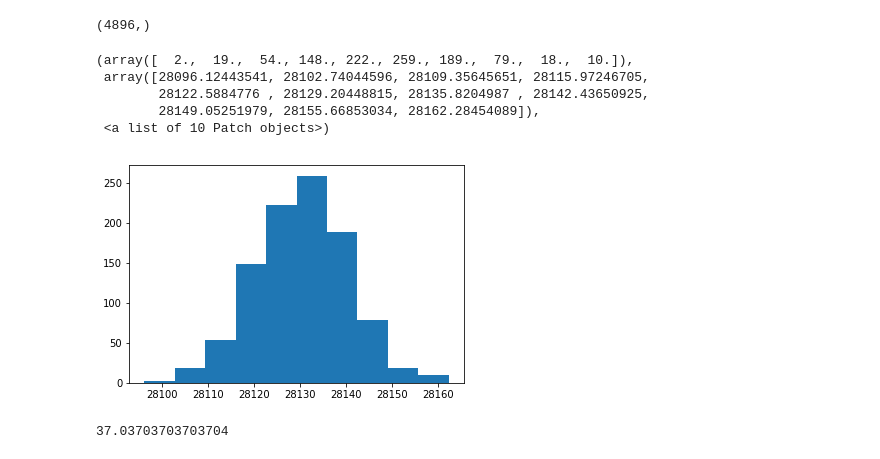
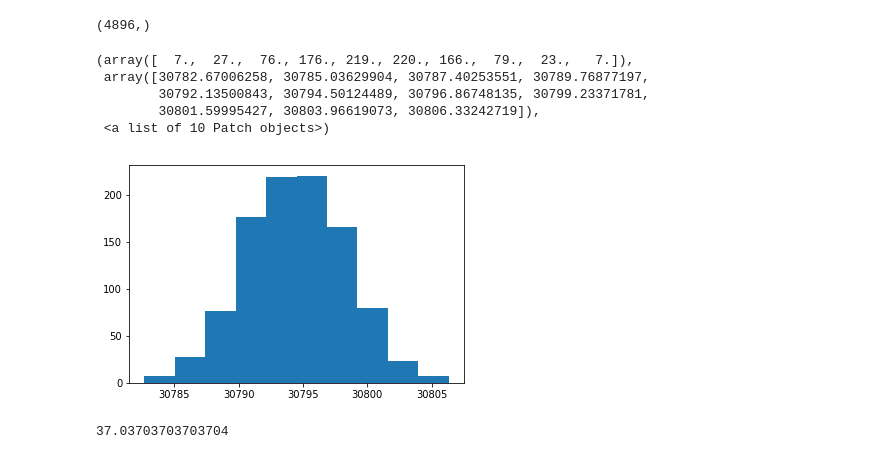
Before and after one commit to dedcode/caprecap, a Jupyter notebook: simple_models/Data_Generator_Closed_Population_Norestriction.ipynb, the cells around one changed output. Saved outputs shown, nothing was run; the diff lists cells and outputs as text; code cells hidden in the pictures.

```diff
--- a/simple_models/Data_Generator_Closed_Population_Norestriction.ipynb
+++ b/simple_models/Data_Generator_Closed_Population_Norestriction.ipynb
@@ -328,18 +328,18 @@ p_p[p_p == 0].shape
 # %%
 prop = beta.rvs(1.5, 8, size = N)
 su = []
 for _ in range(1000):
-    tmp = np.random.choice(prop, 150000, replace = False, p = prop/ prop.sum()).sum()
+    tmp = np.random.choice(prop, 180000, replace = False, p = prop/ prop.sum()).sum()
     su.append(tmp.sum())
 
 plt.hist(su)
 # %% [output]
-(array([  2.,  19.,  54., 148., 222., 259., 189.,  79.,  18.,  10.]),
- array([28096.12443541, 28102.74044596, 28109.35645651, 28115.97246705,
-        28122.5884776 , 28129.20448815, 28135.8204987 , 28142.43650925,
-        28149.05251979, 28155.66853034, 28162.28454089]),
+(array([  7.,  27.,  76., 176., 219., 220., 166.,  79.,  23.,   7.]),
+ array([30782.67006258, 30785.03629904, 30787.40253551, 30789.76877197,
+        30792.13500843, 30794.50124489, 30796.86748135, 30799.23371781,
+        30801.59995427, 30803.96619073, 30806.33242719]),
  <a list of 10 Patch objects>)
-[figure, old version]
+[figure, new version]
 # %%
 3000 * (.01/ (.01 + .8))
 # %% [output]
```
